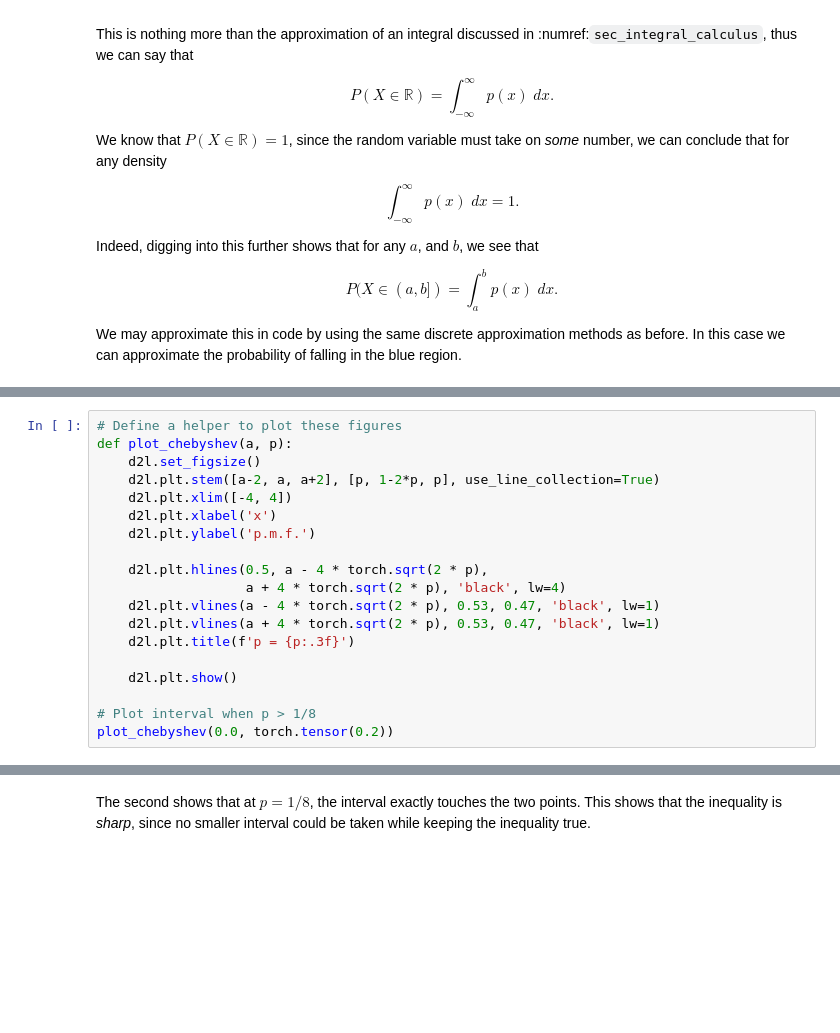
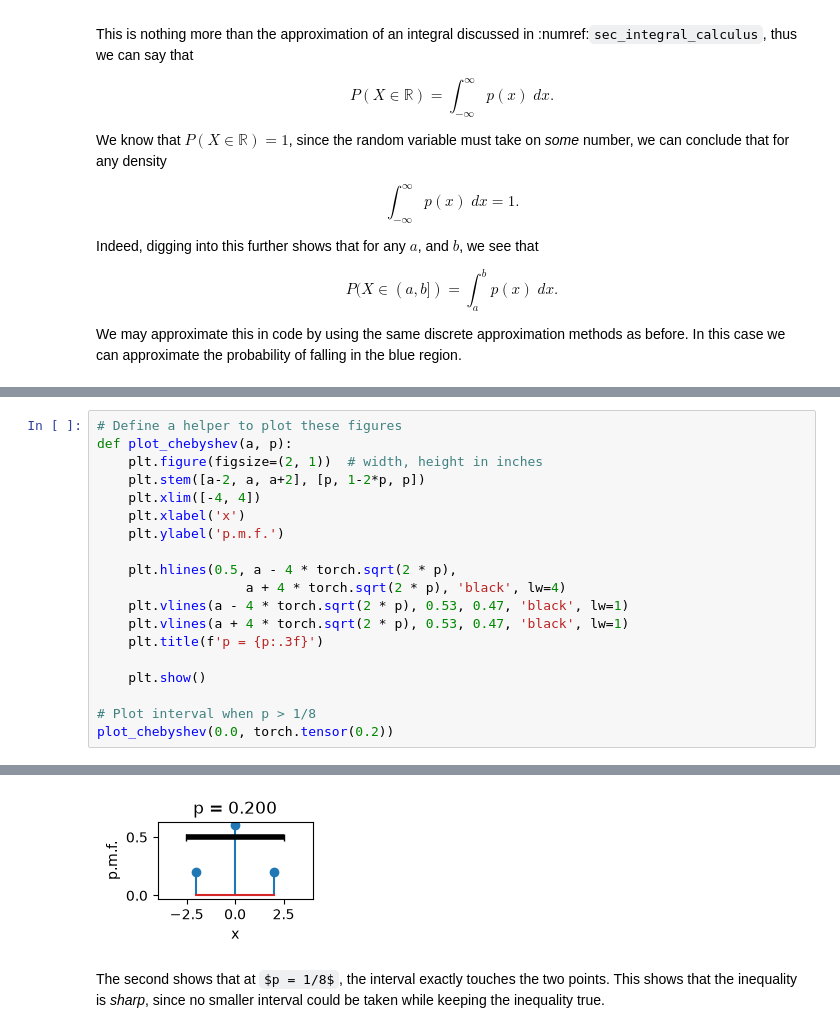
Before and after one commit to ankurmittal2008/d2l-en, a Jupyter notebook: chapter_appendix-mathematics-for-deep-learning/random_variables.ipynb, the cells around one changed output, grey strips where cells are left out. Saved outputs shown, nothing was run; the diff lists cells and outputs as text; some formulas as TeX source; blank space fills up the shorter version.

```diff
--- a/chapter_appendix-mathematics-for-deep-learning/random_variables.ipynb
+++ b/chapter_appendix-mathematics-for-deep-learning/random_variables.ipynb
@@ -261,19 +271,19 @@ Let's visualize this.  We will show the probability of getting the three values
 # %%
 # Define a helper to plot these figures
 def plot_chebyshev(a, p):
-    d2l.set_figsize()
-    d2l.plt.stem([a-2, a, a+2], [p, 1-2*p, p], use_line_collection=True)
-    d2l.plt.xlim([-4, 4])
-    d2l.plt.xlabel('x')
-    d2l.plt.ylabel('p.m.f.')
+    plt.figure(figsize=(2, 1))  # width, height in inches
+    plt.stem([a-2, a, a+2], [p, 1-2*p, p])
+    plt.xlim([-4, 4])
+    plt.xlabel('x')
+    plt.ylabel('p.m.f.')
 
-    d2l.plt.hlines(0.5, a - 4 * torch.sqrt(2 * p),
+    plt.hlines(0.5, a - 4 * torch.sqrt(2 * p),
                    a + 4 * torch.sqrt(2 * p), 'black', lw=4)
-    d2l.plt.vlines(a - 4 * torch.sqrt(2 * p), 0.53, 0.47, 'black', lw=1)
-    d2l.plt.vlines(a + 4 * torch.sqrt(2 * p), 0.53, 0.47, 'black', lw=1)
-    d2l.plt.title(f'p = {p:.3f}')
+    plt.vlines(a - 4 * torch.sqrt(2 * p), 0.53, 0.47, 'black', lw=1)
+    plt.vlines(a + 4 * torch.sqrt(2 * p), 0.53, 0.47, 'black', lw=1)
+    plt.title(f'p = {p:.3f}')
 
-    d2l.plt.show()
+    plt.show()
 
 # Plot interval when p > 1/8
 plot_chebyshev(0.0, torch.tensor(0.2))
@@ -282,3 +291,4 @@ plot_chebyshev(0.0, torch.tensor(0.2))
+[figure, added]
 # %% [markdown]
 The second shows that at $p = 1/8$, the interval exactly touches the two points.  This shows that the inequality is *sharp*, since no smaller interval could be taken while keeping the inequality true.
 # %%
```
Also changed, not shown: parts of 9 cells of this notebook.
